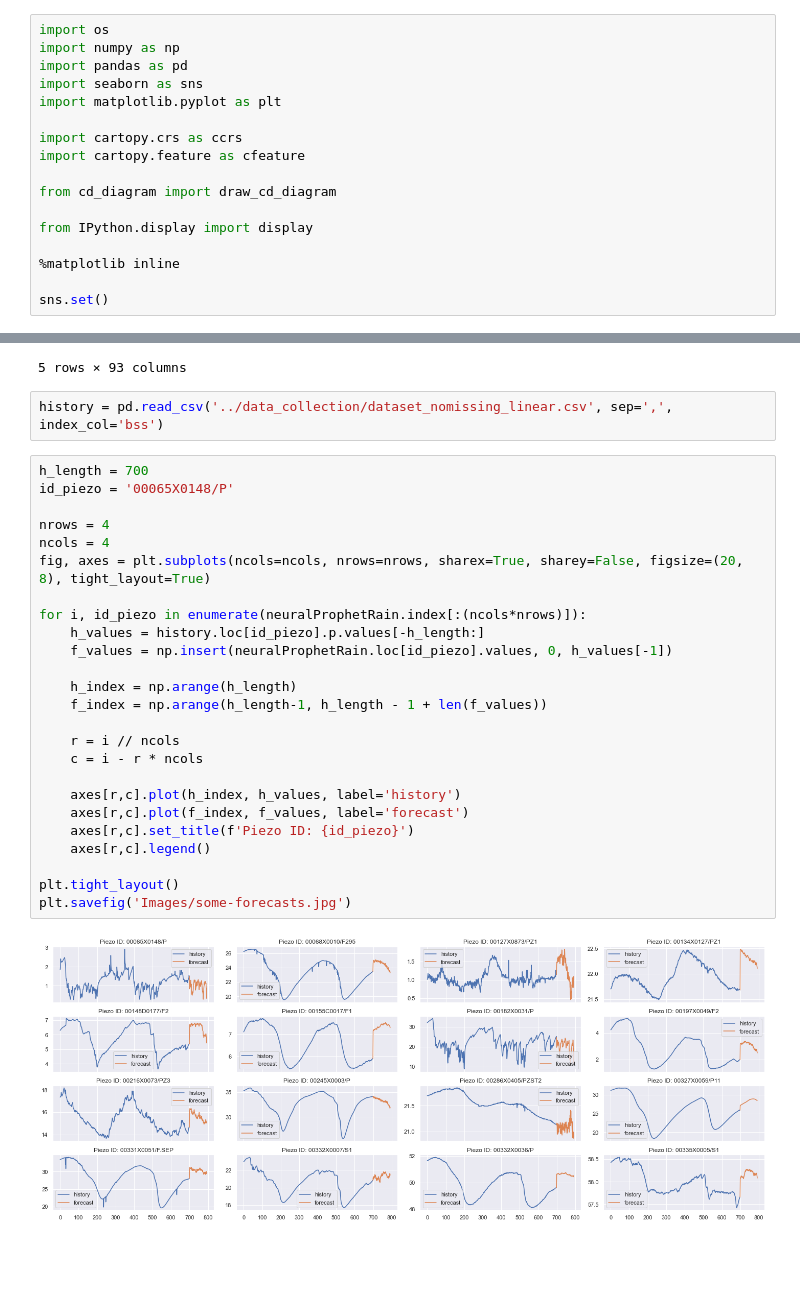
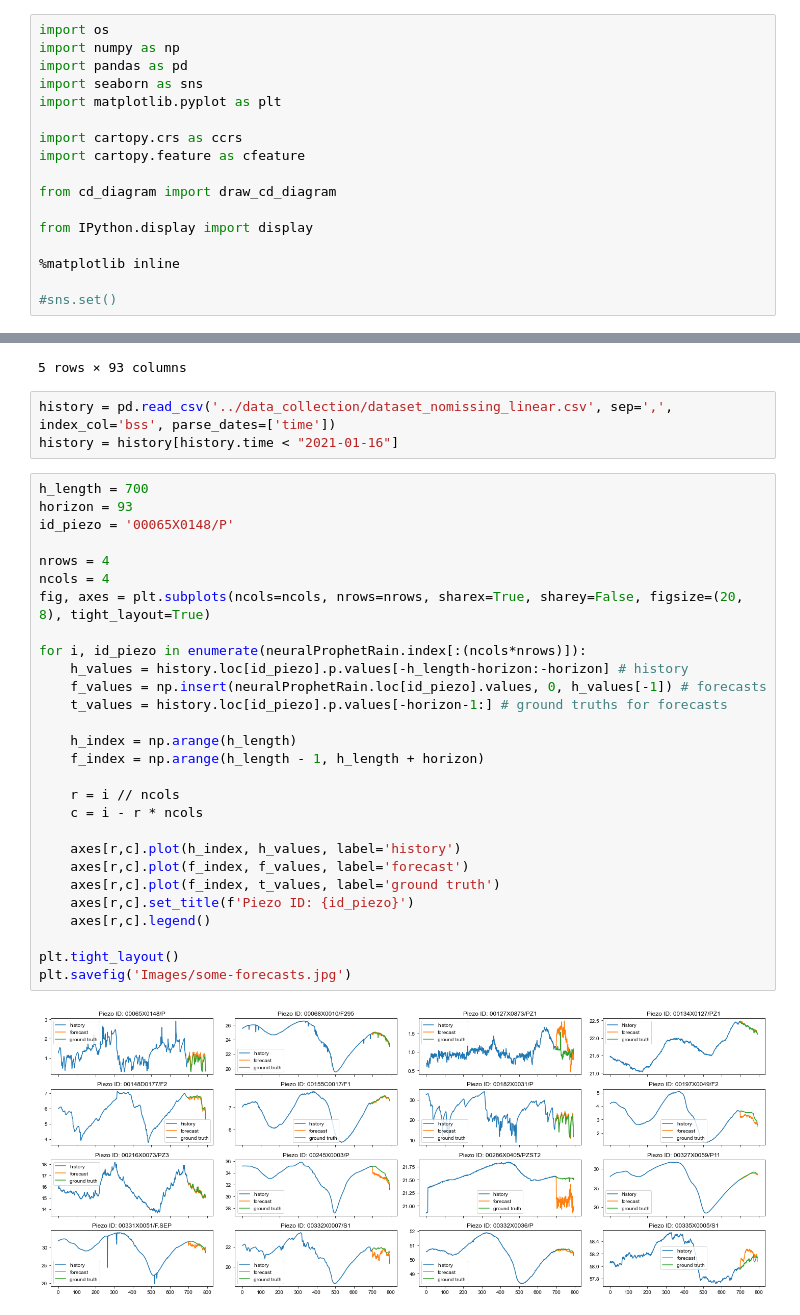
Before and after one commit to frankl1/piezoforecast, a Jupyter notebook: results/analysis.ipynb, the cells around one changed output, grey strips where cells are left out. Saved outputs shown, nothing was run; the diff lists cells and outputs as text; blank space fills up the shorter version.

```diff
--- a/results/analysis.ipynb
+++ b/results/analysis.ipynb
@@ -14,7 +14,7 @@ from IPython.display import display
 
 %matplotlib inline
 
-sns.set()
+#sns.set()
 # %% [markdown]
 # Helper functions
 # %%
@@ -448,31 +453,35 @@ neuralProphetRain.head()
 | 00148D0177/F2 | 6.646022 | 6.702798 | 6.688446 | 6.711375 | 6.685325 | 6.673269 | 6.662663 | 6.563686 | 6.656828 | 6.746490 | ... | ... |
 5 rows × 93 columns
 # %%
-history = pd.read_csv('../data_collection/dataset_nomissing_linear.csv', sep=',', index_col='bss')
+history = pd.read_csv('../data_collection/dataset_nomissing_linear.csv', sep=',', index_col='bss', parse_dates=['time'])
+history = history[history.time < "2021-01-16"]
 # %%
 h_length = 700
+horizon = 93
 id_piezo = '00065X0148/P'
 
 nrows = 4
 ncols = 4
 fig, axes = plt.subplots(ncols=ncols, nrows=nrows, sharex=True, sharey=False, figsize=(20, 8), tight_layout=True)
 
 for i, id_piezo in enumerate(neuralProphetRain.index[:(ncols*nrows)]):
-    h_values = history.loc[id_piezo].p.values[-h_length:]
-    f_values = np.insert(neuralProphetRain.loc[id_piezo].values, 0, h_values[-1])
+    h_values = history.loc[id_piezo].p.values[-h_length-horizon:-horizon] # history
+    f_values = np.insert(neuralProphetRain.loc[id_piezo].values, 0, h_values[-1]) # forecasts
+    t_values = history.loc[id_piezo].p.values[-horizon-1:] # ground truths for forecasts
 
     h_index = np.arange(h_length)
-    f_index = np.arange(h_length-1, h_length - 1 + len(f_values))
+    f_index = np.arange(h_length - 1, h_length + horizon)
 
     r = i // ncols
     c = i - r * ncols
 
     axes[r,c].plot(h_index, h_values, label='history')
     axes[r,c].plot(f_index, f_values, label='forecast')
+    axes[r,c].plot(f_index, t_values, label='ground truth')
     axes[r,c].set_title(f'Piezo ID: {id_piezo}')
     axes[r,c].legend()
 
 plt.tight_layout()
 plt.savefig('Images/some-forecasts.jpg')
 # %% [output]
-[figure, old version]
+[figure, new version]
```
Also changed, not shown: parts of 16 cells of this notebook, 15 other files.
